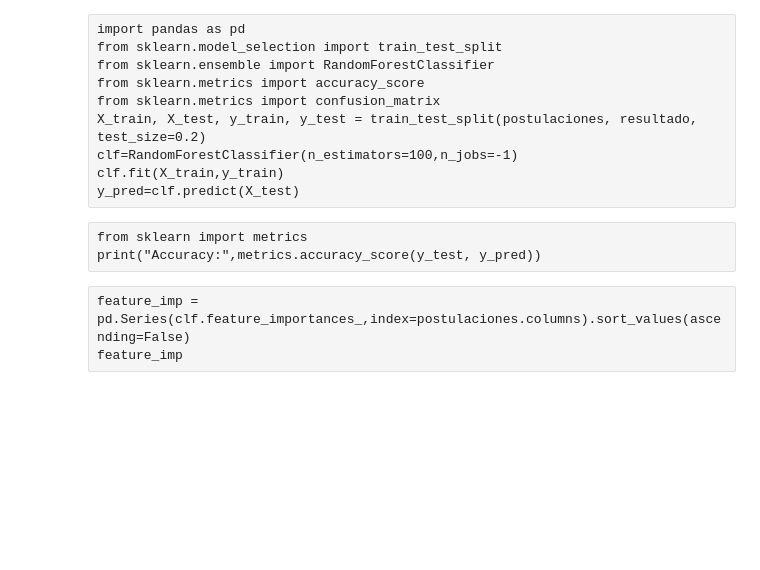
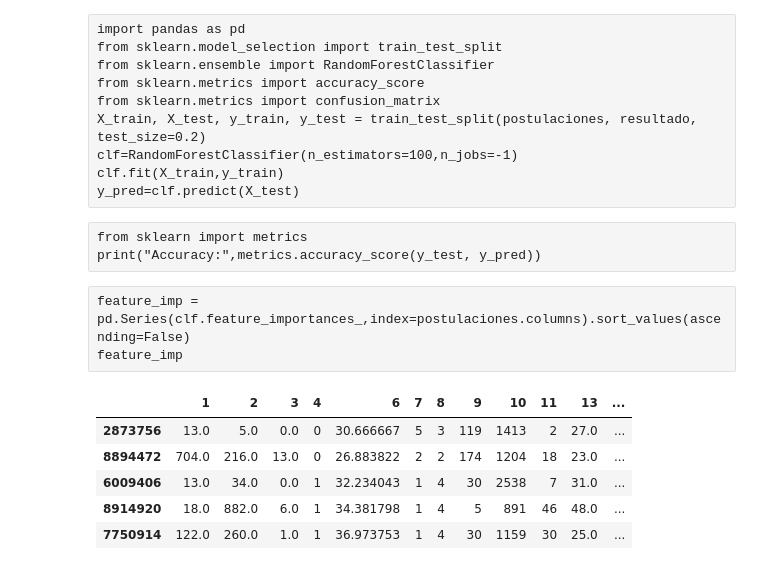
Before and after one commit to fcavazzoli/DatosTP, a Jupyter notebook: RandomForest.ipynb, the cells around one changed output. Cells and saved outputs as stored; diff of their text form; code cells hidden in the pictures; blank space fills up the shorter version.

```diff
--- a/RandomForest.ipynb
+++ b/RandomForest.ipynb
@@ -112,6 +126,11 @@ aviso = None
 postulantes = None
 postulaciones.fillna(-1,inplace=True)
 test.fillna(-1,inplace=True)
+test.drop([5],axis=1,inplace=True)
+postulaciones.drop([5],axis=1,inplace=True)
+# %%
+test.drop([12],axis=1,inplace=True)
+postulaciones.drop([12],axis=1,inplace=True)
 # %% [raw]
 import pandas as pd
 from sklearn.model_selection import train_test_split
@@ -128,6 +147,15 @@ print("Accuracy:",metrics.accuracy_score(y_test, y_pred))
 # %% [raw]
 feature_imp = pd.Series(clf.feature_importances_,index=postulaciones.columns).sort_values(ascending=False)
 feature_imp
+# %%
+postulaciones.head()
+# %% [output]
+|  | 1 | 2 | 3 | 4 | 6 | 7 | 8 | 9 | 10 | 11 | 13 | ... |
+| 2873756 | 13.0 | 5.0 | 0.0 | 0 | 30.666667 | 5 | 3 | 119 | 1413 | 2 | 27.0 | ... |
+| 8894472 | 704.0 | 216.0 | 13.0 | 0 | 26.883822 | 2 | 2 | 174 | 1204 | 18 | 23.0 | ... |
+| 6009406 | 13.0 | 34.0 | 0.0 | 1 | 32.234043 | 1 | 4 | 30 | 2538 | 7 | 31.0 | ... |
+| 8914920 | 18.0 | 882.0 | 6.0 | 1 | 34.381798 | 1 | 4 | 5 | 891 | 46 | 48.0 | ... |
+| 7750914 | 122.0 | 260.0 | 1.0 | 1 | 36.973753 | 1 | 4 | 30 | 1159 | 30 | 25.0 | ... |
 # %%
 import pandas as pd
 from sklearn.model_selection import train_test_split
```
Also changed, not shown: parts of 9 cells of this notebook, 6 other files.
